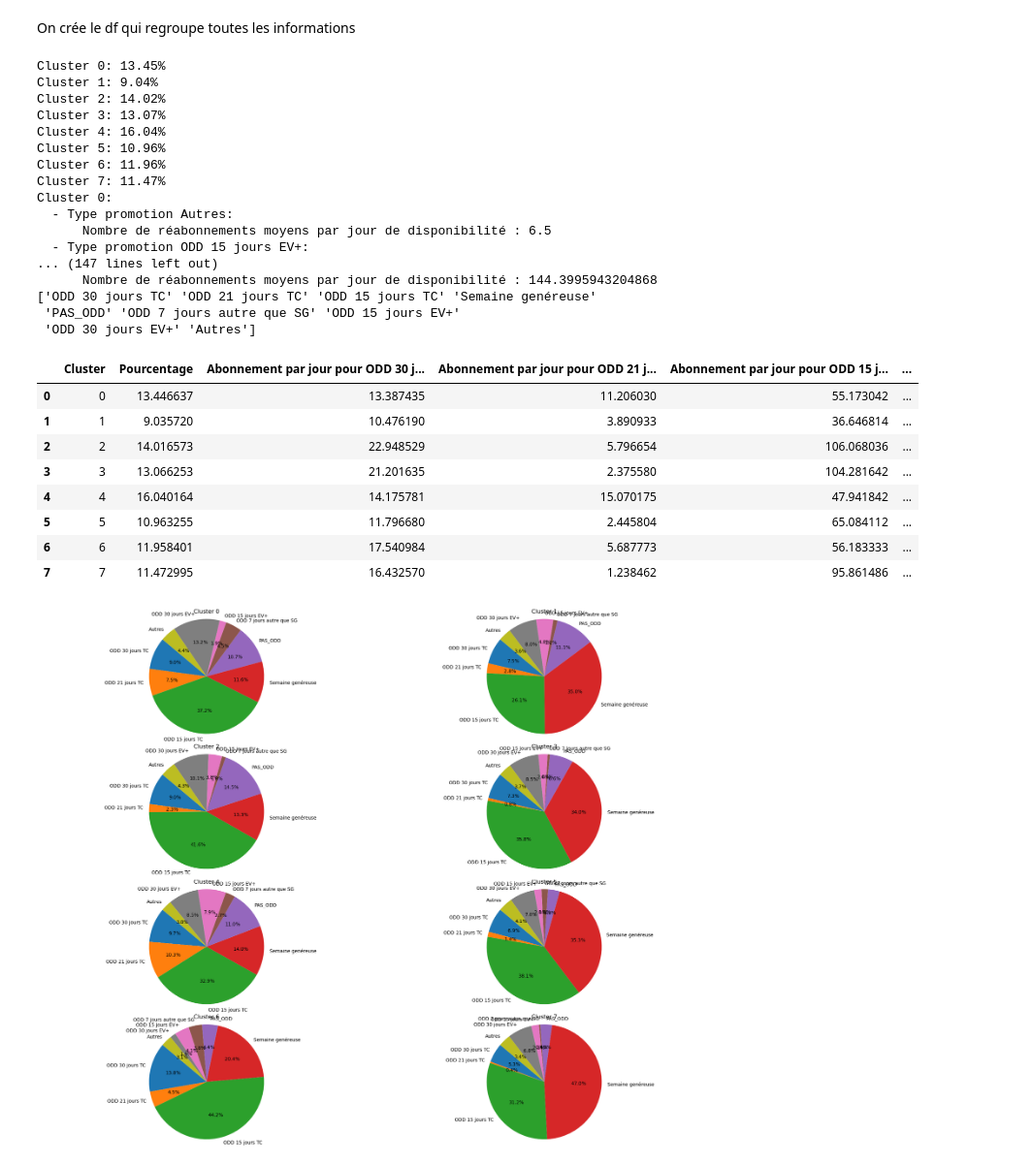
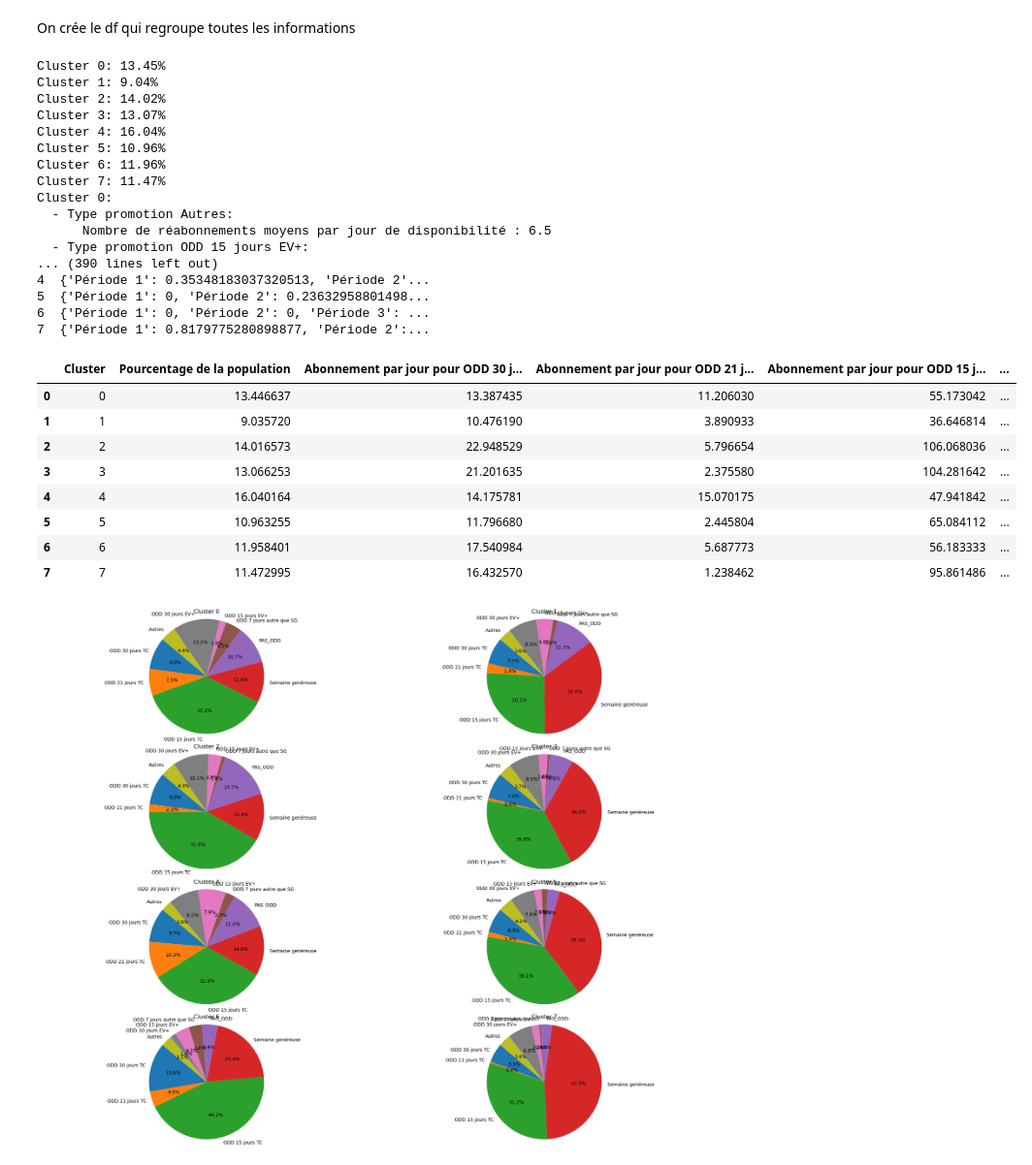
Before and after one commit to TurboClement/Statapp-CANAL, a Jupyter notebook: Data_operations/Clustering/clement.ipynb, the cells around one changed output. Shown at 97% size. Cells and saved outputs as stored; diff of their text form; code cells hidden in the pictures.

```diff
--- a/Data_operations/Clustering/clement.ipynb
+++ b/Data_operations/Clustering/clement.ipynb
@@ -339,5 +411,5 @@ Cluster 7: 11.47%
 # %%
-def find_mean_without_promo(df):
+def find_mean_with_promo(df):
     data = df.copy()
     # Grouper les données par CLUSTER_8 et TYPE_PROMON
     grouped_data = data.groupby(['Cluster_8', 'TYPE_PROMON'])
@@ -374,7 +446,7 @@ def find_mean_without_promo(df):
             print(f"      Nombre de réabonnements moyens par jour de disponibilité : {nb_interventions/nb_dates_diff}")
     return nombre_reabo_par_jour_dispo
 
-find_mean_without_promo(dataset)
+find_mean_with_promo(dataset)
 # %% [output]
 Cluster 0:
   - Type promotion Autres:
@@ -415,32 +487,38 @@ On crée le df qui regroupe toutes les informations
 # %%
 dataset_cluster_explanations = pd.DataFrame({'Cluster': list(range(8))})
 
-dataset_cluster_explanations['Pourcentage'] = dataset_cluster_explanations['Cluster'].map(find_percent(dataset))
-dataset_cluster_explanations["Dico"] = dataset_cluster_explanations['Cluster'].map(find_mean_without_promo(dataset))
+dataset_cluster_explanations['Pourcentage de la population'] = dataset_cluster_explanations['Cluster'].map(find_percent(dataset))
+dataset_cluster_explanations["Dico"] = dataset_cluster_explanations['Cluster'].map(find_mean_with_promo(dataset))
 print(dataset['TYPE_PROMON'].unique())
 for promo in dataset['TYPE_PROMON'].unique():
     dataset_cluster_explanations[f"Abonnement par jour pour {promo}"] = dataset_cluster_explanations["Dico"].apply(lambda x: x[promo])
 dataset_cluster_explanations.drop(columns = ['Dico'], inplace = True)
+
+dataset_cluster_explanations["Periods"] = dataset_cluster_explanations['Cluster'].map(calculate_abonnements_moyens(dataset, periods))
+print(dataset_cluster_explanations)
+for i in range(1, 7, 1):
+    dataset_cluster_explanations[f"Taux d'abonnement sur la période {i}"] = dataset_cluster_explanations["Periods"].apply(lambda x: x[f"Période {i}"])
+dataset_cluster_explanations.drop(columns = ['Periods'], inplace = True)
 dataset_cluster_explanations
 # %% [output]
 Cluster 0: 13.45%
 Cluster 1: 9.04%
 Cluster 2: 14.02%
 Cluster 3: 13.07%
 Cluster 4: 16.04%
 Cluster 5: 10.96%
 Cluster 6: 11.96%
 Cluster 7: 11.47%
 Cluster 0:
   - Type promotion Autres:
       Nombre de réabonnements moyens par jour de disponibilité : 6.5
   - Type promotion ODD 15 jours EV+:
-... (147 lines left out)
-      Nombre de réabonnements moyens par jour de disponibilité : 144.3995943204868
-['ODD 30 jours TC' 'ODD 21 jours TC' 'ODD 15 jours TC' 'Semaine genéreuse'
- 'PAS_ODD' 'ODD 7 jours autre que SG' 'ODD 15 jours EV+'
- 'ODD 30 jours EV+' 'Autres']
+... (390 lines left out)
+4  {'Période 1': 0.35348183037320513, 'Période 2'...
+5  {'Période 1': 0, 'Période 2': 0.23632958801498...
+6  {'Période 1': 0, 'Période 2': 0, 'Période 3': ...
+7  {'Période 1': 0.8179775280898877, 'Période 2':...
-|  | Cluster | Pourcentage | Abonnement par jour pour ODD 30 j... | Abonnement par jour pour ODD 21 j... | Abonnement par jour pour ODD 15 j... | ... |
+|  | Cluster | Pourcentage de la population | Abonnement par jour pour ODD 30 j... | Abonnement par jour pour ODD 21 j... | Abonnement par jour pour ODD 15 j... | ... |
 | 0 | 0 | 13.446637 | 13.387435 | 11.206030 | 55.173042 | ... |
 | 1 | 1 | 9.035720 | 10.476190 | 3.890933 | 36.646814 | ... |
 | 2 | 2 | 14.016573 | 22.948529 | 5.796654 | 106.068036 | ... |
```
Also changed, not shown: parts of 6 cells of this notebook.
